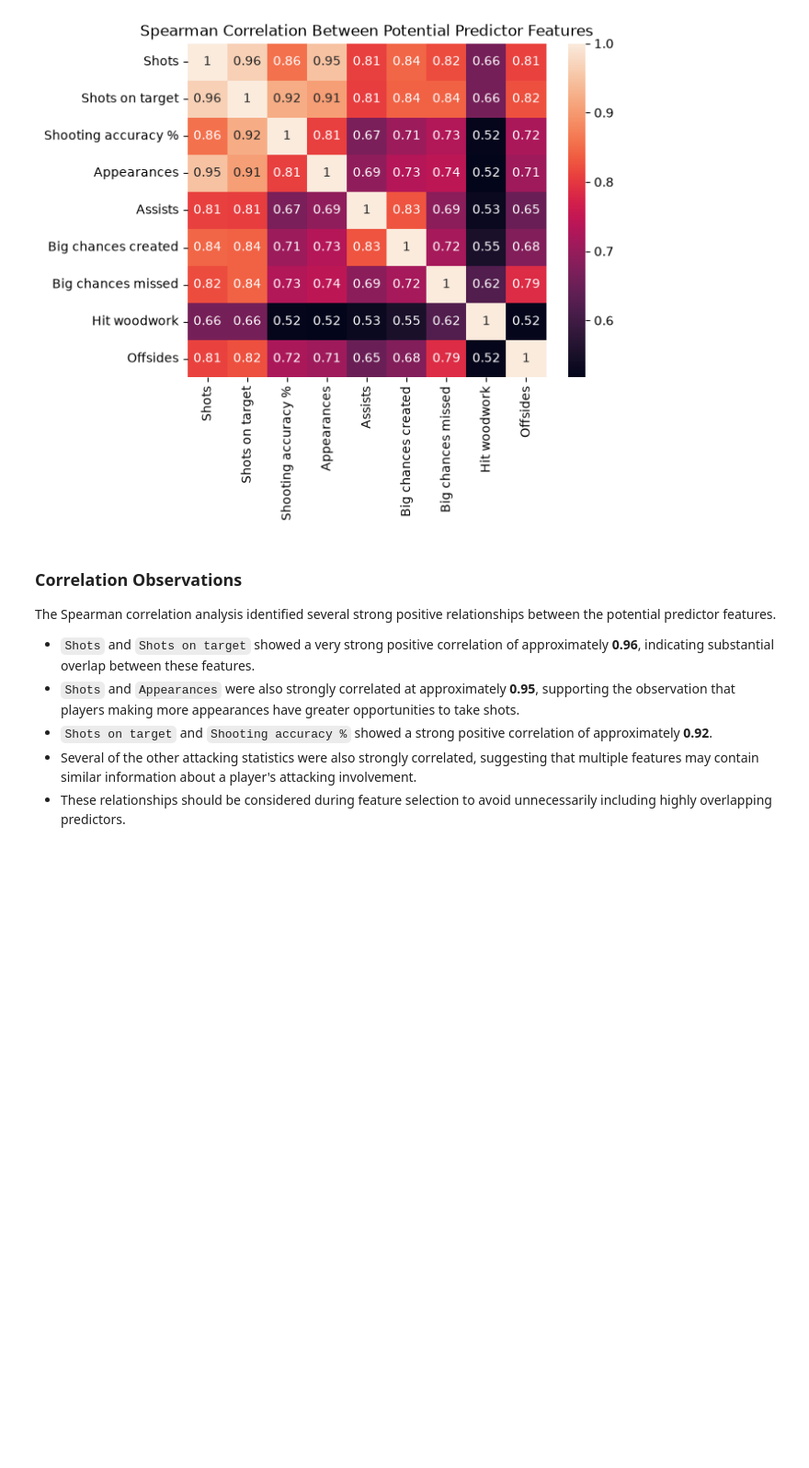
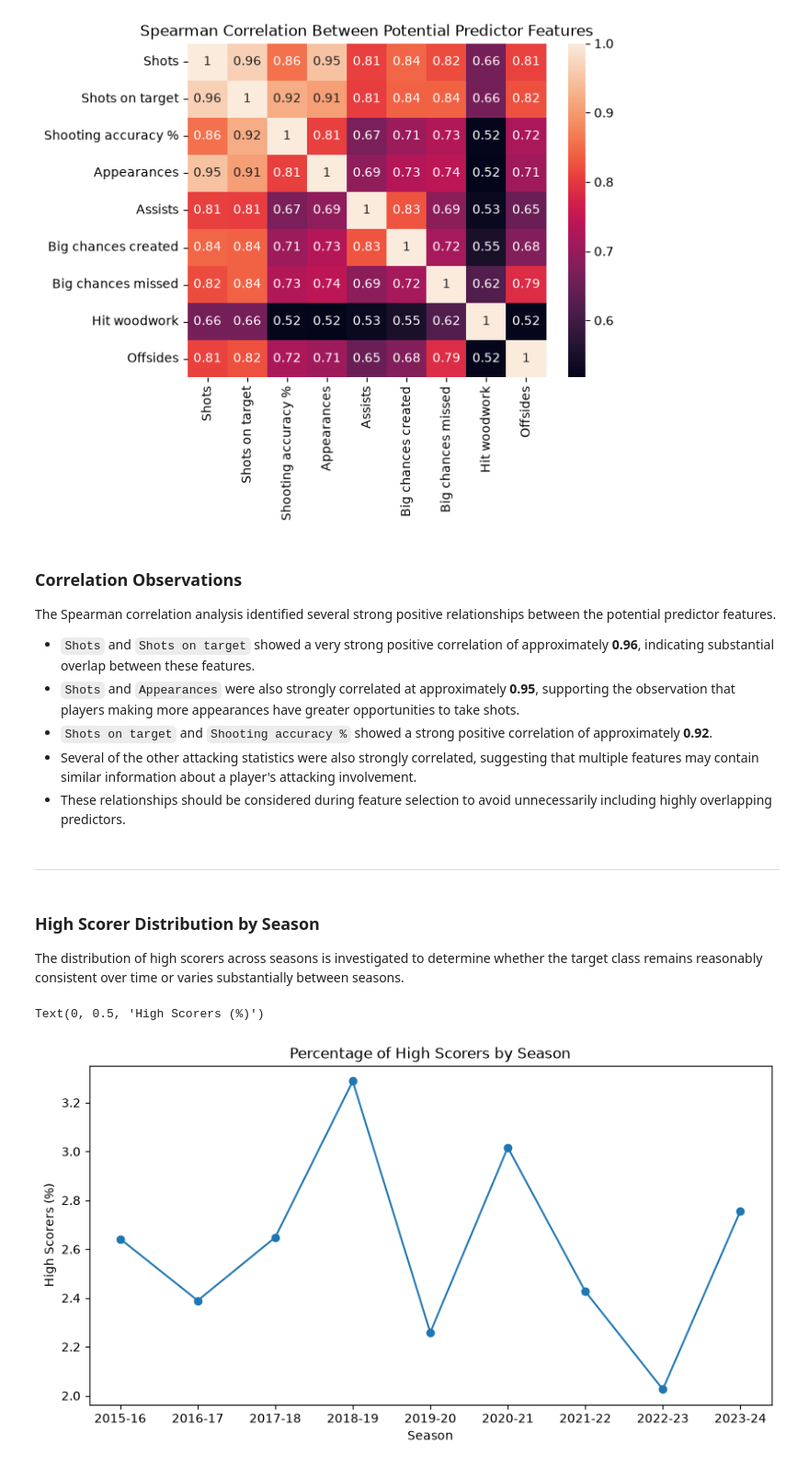
Before and after one commit to garethrogers28/premier-league-predictor, a Jupyter notebook: jupyter_notebooks/03_Exploratory_Data_Analysis.ipynb, the cells around one changed output. Shown at 92% size. Drawn from its saved outputs; the diff is of its cells as text; code cells hidden in the pictures; blank space fills up the shorter version.

Commit message:
Analyse high scorer distribution across seasons

```diff
--- a/jupyter_notebooks/03_Exploratory_Data_Analysis.ipynb
+++ b/jupyter_notebooks/03_Exploratory_Data_Analysis.ipynb
@@ -552,3 +552,20 @@ The Spearman correlation analysis identified several strong positive relationshi
 - `Shots on target` and `Shooting accuracy %` showed a strong positive correlation of approximately **0.92**.
 - Several of the other attacking statistics were also strongly correlated, suggesting that multiple features may contain similar information about a player's attacking involvement.
 - These relationships should be considered during feature selection to avoid unnecessarily including highly overlapping predictors.
+# %% [markdown]
+***
+# %% [markdown]
+### High Scorer Distribution by Season
+
+The distribution of high scorers across seasons is investigated to determine whether the target class remains reasonably consistent over time or varies substantially between seasons.
+# %%
+high_scorers_by_season = df.groupby("Season")["HighScorer"].mean() * 100
+# %%
+ax = high_scorers_by_season.plot(kind="line", marker="o", figsize=(10, 5))
+
+ax.set_title("Percentage of High Scorers by Season")
+ax.set_xlabel("Season")
+ax.set_ylabel("High Scorers (%)")
+# %% [output]
+Text(0, 0.5, 'High Scorers (%)')
+[figure, added]
```
Also changed, not shown: parts of 1 cell of this notebook.
